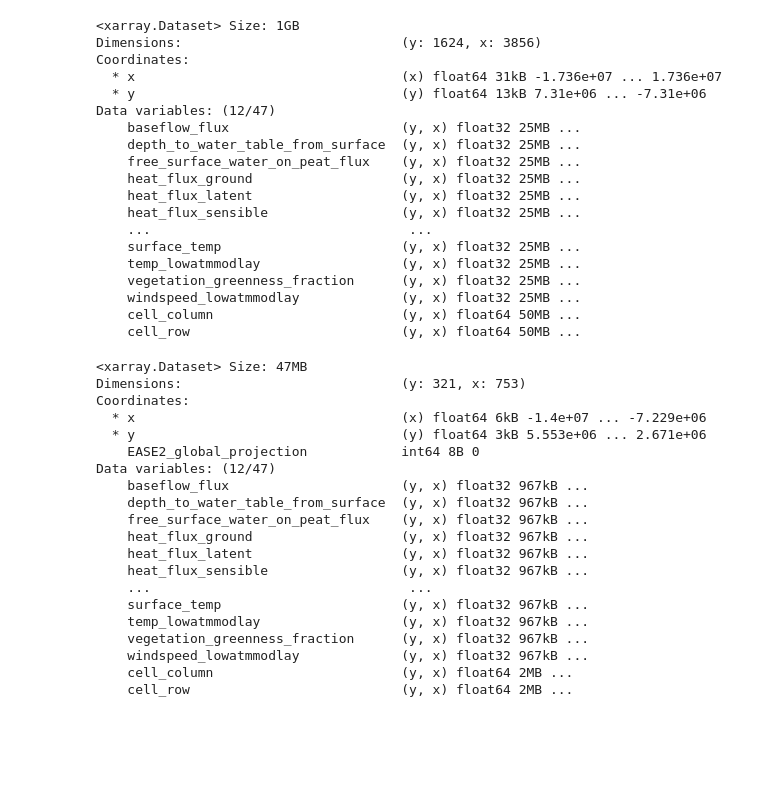
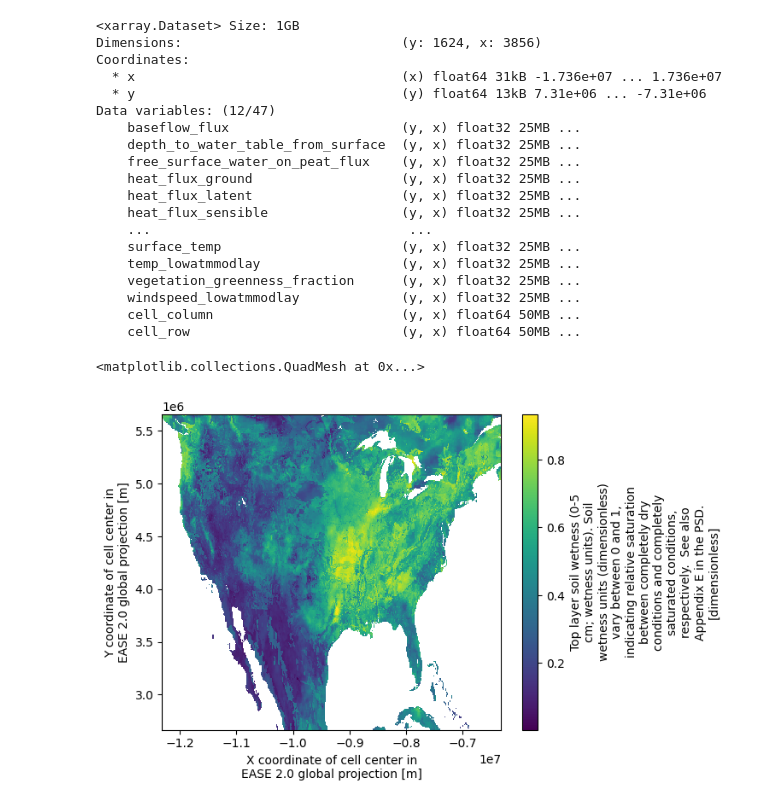
Before and after one commit to r0binsonCrusoe/trail_wetness_index, a Jupyter notebook: smap_ea.ipynb, the cells around one changed output. Cells and saved outputs as stored; diff of their text form; code cells hidden in the pictures; blank space fills up the shorter version.

```diff
--- a/smap_ea.ipynb
+++ b/smap_ea.ipynb
@@ -136,28 +151,12 @@ x_max = int(math.ceil(-7223000 / pixel_size))
 # %%
 # ds_smap_us = ds_smap.sel(y=slice(y_min, y_max), x=slice(x_min, x_max)) # slicing by cells. Worked before based on ds without coordinates.
 # ds_smap_combined_us = ds_smap_combined.sel(y=slice(y_min, y_max), x=slice(x_min, x_max)) #Didn't work, becuase it now has coordinates.
-ds_smap_combined_us = ds_smap_combined.sel(y=slice(5556000, 2667000), x=slice(-14010000, -7223000))
+ds_smap_combined_us = ds_smap_combined.sel(y=slice(5656000, 2667000), x=slice(-12310000, -6323000))
+# %%
+ds_smap_combined_us['sm_surface_wetness'].plot()
+# %% [output]
+<matplotlib.collections.QuadMesh at 0x...>
+[figure, added]
 # %%
-ds_smap_combined_us.rio.write_crs("EPSG:6933", inplace=True)
+ds_combined_6931 = ds_smap_combined_us.rio.write_crs("EPSG:6933", inplace=True)
-# %% [output]
-<xarray.Dataset> Size: 47MB
-Dimensions:                            (y: 321, x: 753)
-Coordinates:
-  * x                                  (x) float64 6kB -1.4e+07 ... -7.229e+06
-  * y                                  (y) float64 3kB 5.553e+06 ... 2.671e+06
-    EASE2_global_projection            int64 8B 0
-Data variables: (12/47)
-    baseflow_flux                      (y, x) float32 967kB ...
-    depth_to_water_table_from_surface  (y, x) float32 967kB ...
-    free_surface_water_on_peat_flux    (y, x) float32 967kB ...
-    heat_flux_ground                   (y, x) float32 967kB ...
-    heat_flux_latent                   (y, x) float32 967kB ...
-    heat_flux_sensible                 (y, x) float32 967kB ...
-    ...                                 ...
-    surface_temp                       (y, x) float32 967kB ...
-    temp_lowatmmodlay                  (y, x) float32 967kB ...
-    vegetation_greenness_fraction      (y, x) float32 967kB ...
-    windspeed_lowatmmodlay             (y, x) float32 967kB ...
-    cell_column                        (y, x) float64 2MB ...
-    cell_row                           (y, x) float64 2MB ...
 # %%
```
Also changed, not shown: parts of 8 cells of this notebook, 5 other files.
